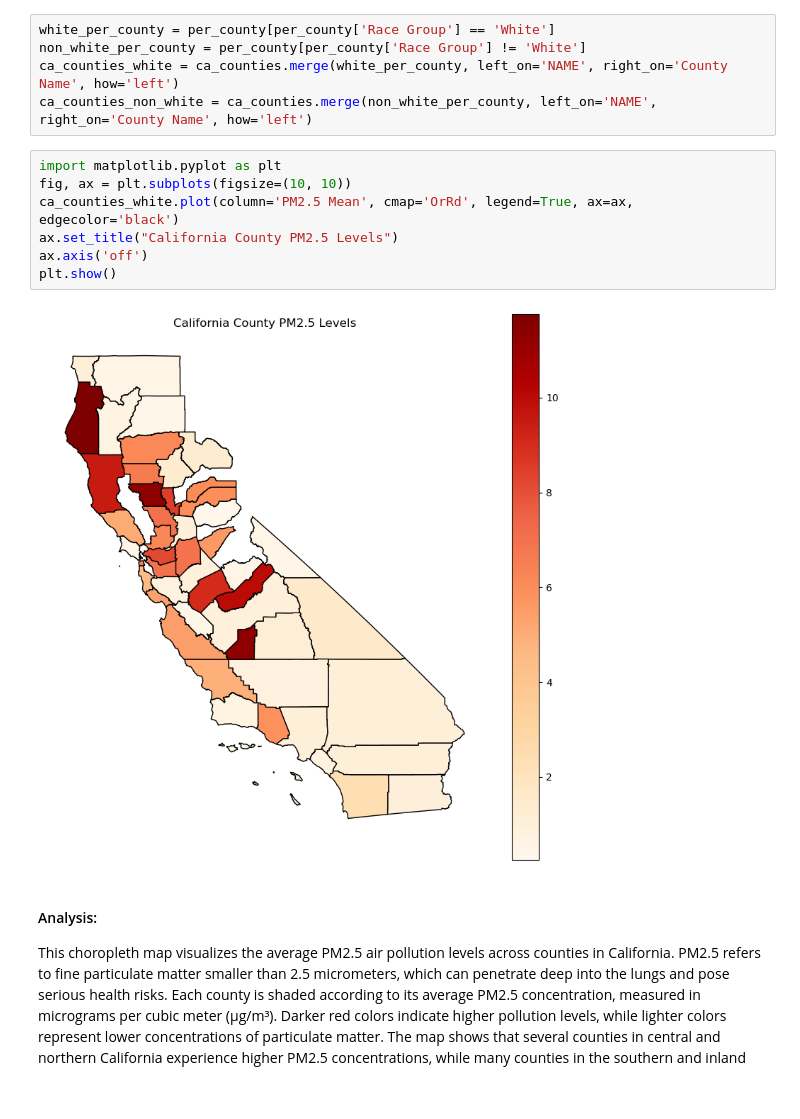
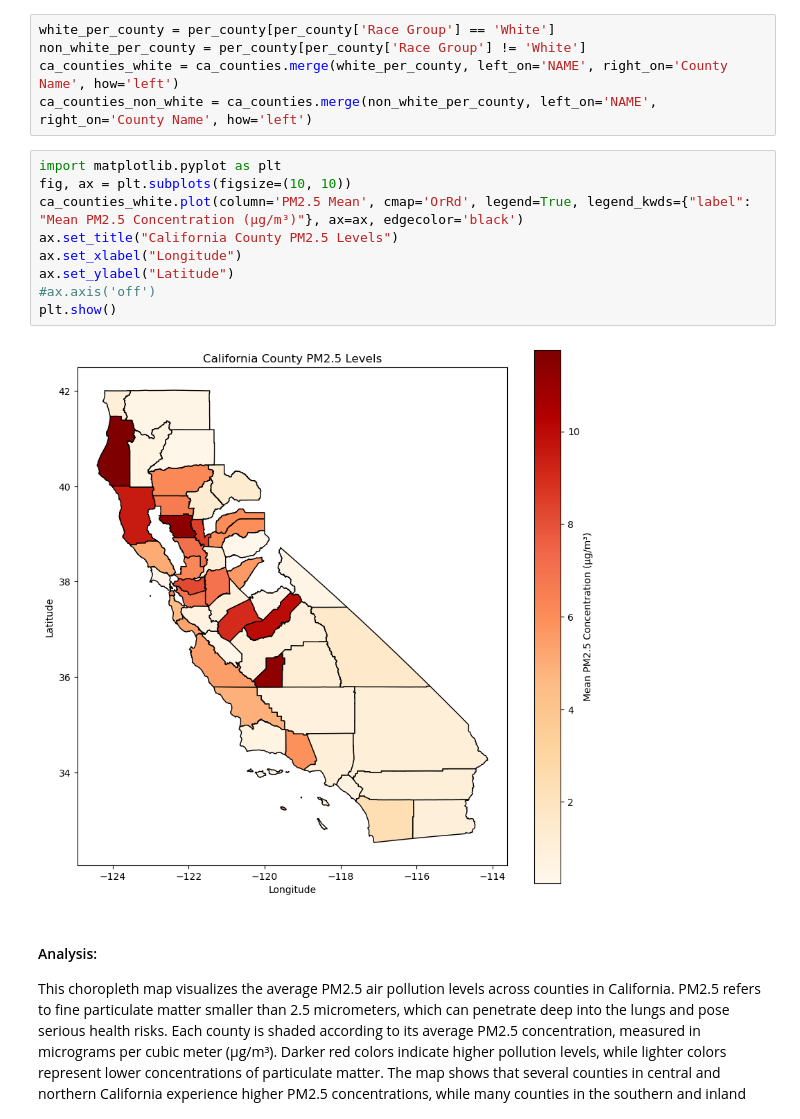
Before and after one commit to COGS108/Group095_WI26, a Jupyter notebook: 02-EDACheckpoint.ipynb, the cells around one changed output. Saved outputs shown, nothing was run; the diff lists cells and outputs as text.

Commit message:
added titles/labels to log distributions and to choropleth maps

```diff
--- a/02-EDACheckpoint.ipynb
+++ b/02-EDACheckpoint.ipynb
@@ -851,12 +852,14 @@ ca_counties_non_white = ca_counties.merge(non_white_per_county, left_on='NAME',
 # %%
 import matplotlib.pyplot as plt
 fig, ax = plt.subplots(figsize=(10, 10))
-ca_counties_white.plot(column='PM2.5 Mean', cmap='OrRd', legend=True, ax=ax, edgecolor='black')
+ca_counties_white.plot(column='PM2.5 Mean', cmap='OrRd', legend=True, legend_kwds={"label": "Mean PM2.5 Concentration (µg/m³)"}, ax=ax, edgecolor='black')
 ax.set_title("California County PM2.5 Levels")
-ax.axis('off')
+ax.set_xlabel("Longitude")
+ax.set_ylabel("Latitude")
+#ax.axis('off')
 plt.show()
 # %% [output]
-[figure, old version]
+[figure, new version]
 # %% [markdown]
 #### Analysis:
 
```
Also changed, not shown: parts of 8 cells of this notebook.
